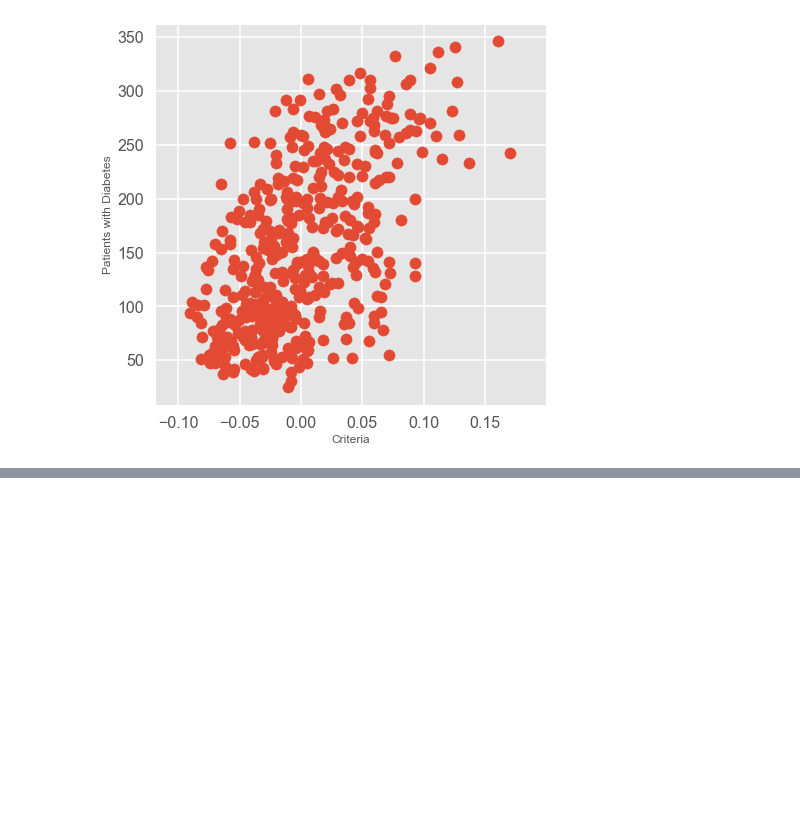
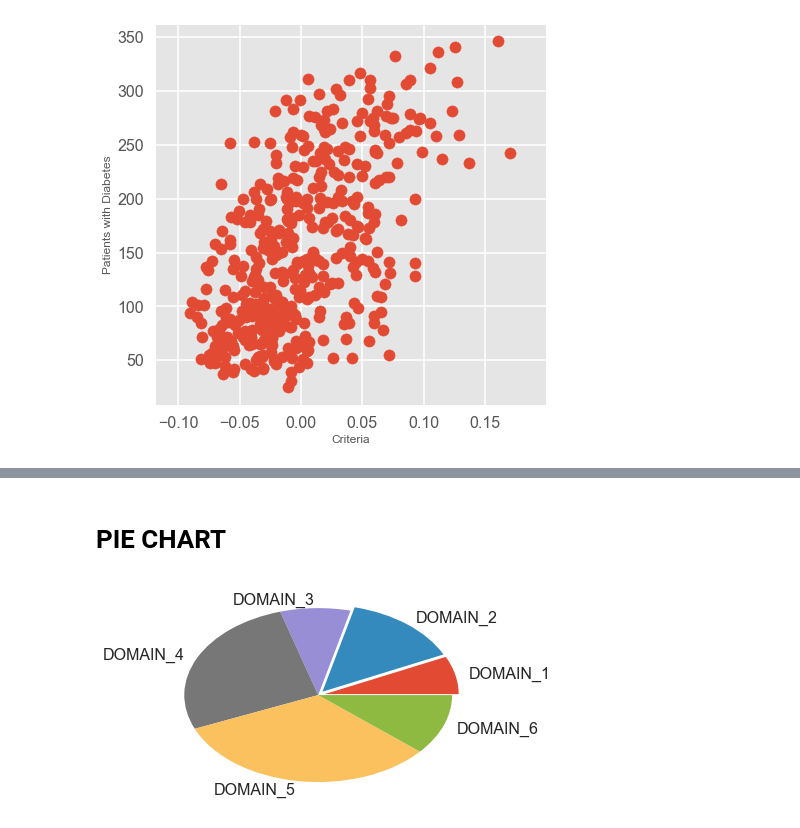
Before and after one commit to viswanath27/ml_models, a Jupyter notebook: matplotlib_demo.ipynb, the cells around one changed output, grey strips where cells are left out. Saved outputs shown, nothing was run; the diff lists cells and outputs as text; code cells hidden in the pictures; blank space fills up the shorter version.

```diff
--- a/matplotlib_demo.ipynb
+++ b/matplotlib_demo.ipynb
@@ -245,0 +284,16 @@ plt.show()
+# %% [markdown]
+# PIE  CHART
+# %%
+import matplotlib.pyplot as plt
+%matplotlib inline
+
+job_data = ['5','10','6','19','23','8']
+labels = 'DOMAIN_1','DOMAIN_2','DOMAIN_3','DOMAIN_4','DOMAIN_5','DOMAIN_6'
+
+explode = (0.05,0.05,0,0,0,0)
+
+plt.pie(job_data,labels=labels,explode=explode)
+
+plt.show()
+# %% [output]
+[figure, added]
```
Also changed, not shown: parts of 3 cells of this notebook.
